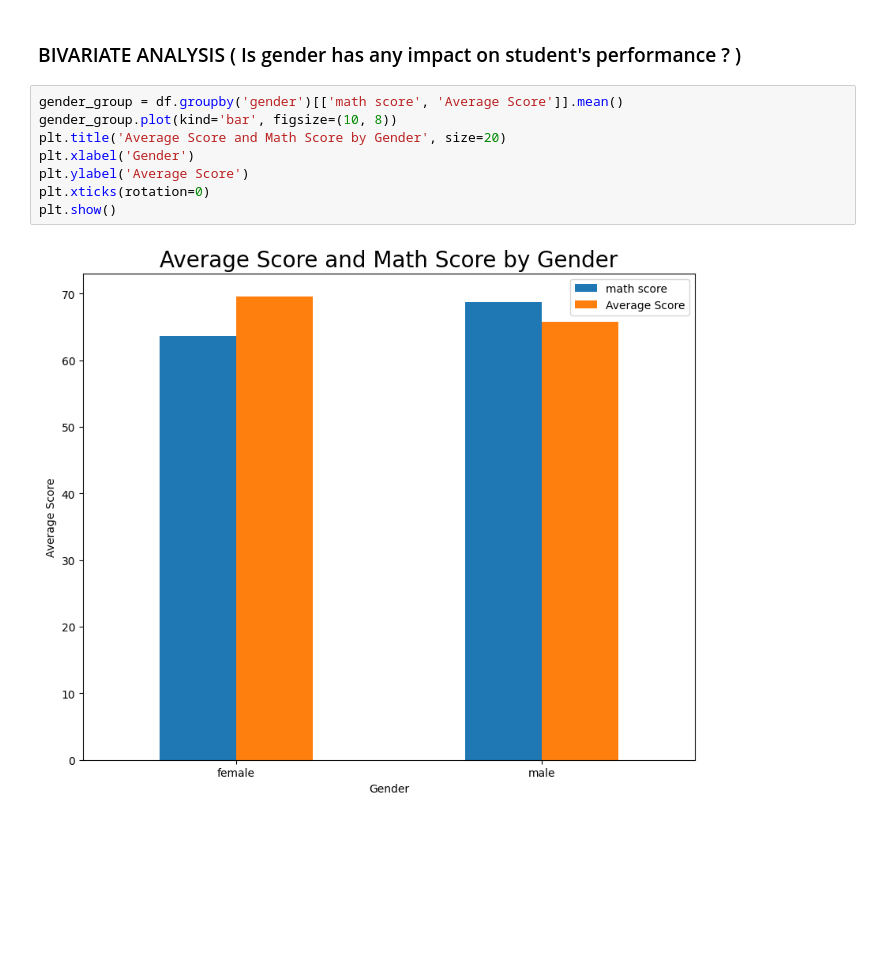
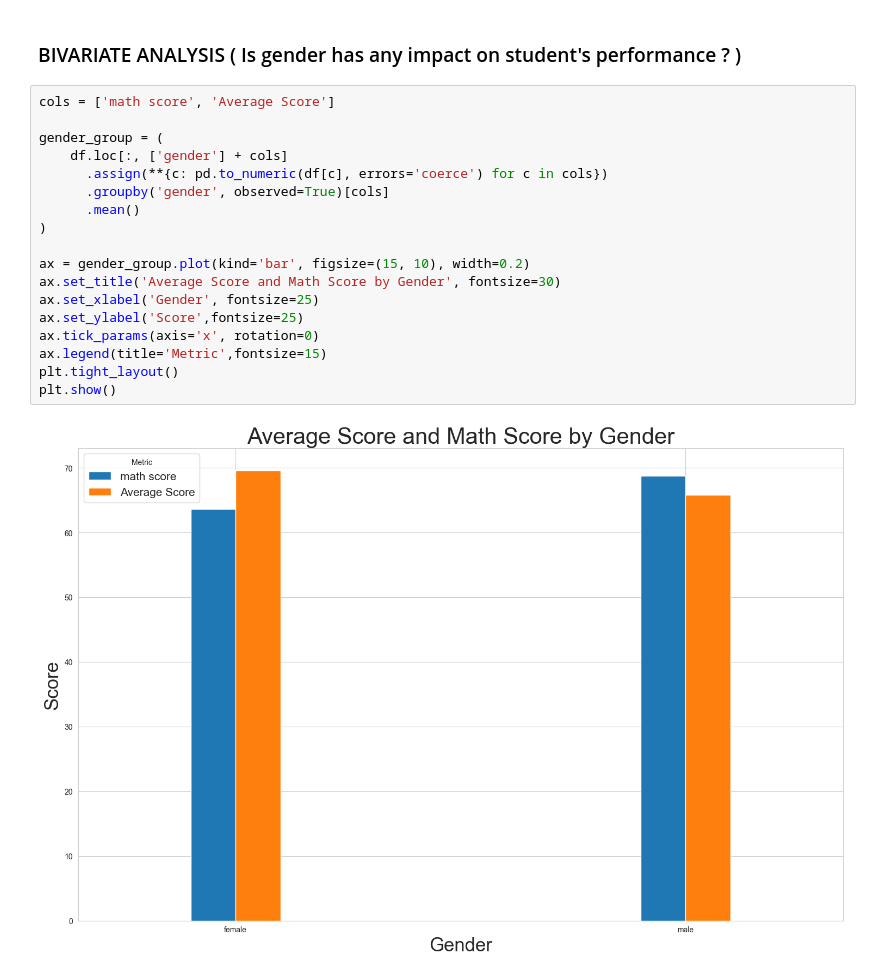
Before and after one commit to nauman-334/MLProject-, a Jupyter notebook: notebook/data/EDAstudentperformance.ipynb, the cells around one changed output. Saved outputs shown, nothing was run; the diff lists cells and outputs as text; blank space fills up the shorter version.

```diff
--- a/notebook/data/EDAstudentperformance.ipynb
+++ b/notebook/data/EDAstudentperformance.ipynb
@@ -364,12 +364,22 @@ plt.show()
 # %% [markdown]
 ### BIVARIATE ANALYSIS ( Is gender has any impact on student's performance ? )
 # %%
-gender_group = df.groupby('gender')[['math score', 'Average Score']].mean()
-gender_group.plot(kind='bar', figsize=(10, 8))
-plt.title('Average Score and Math Score by Gender', size=20)
-plt.xlabel('Gender')
-plt.ylabel('Average Score')
-plt.xticks(rotation=0)
+cols = ['math score', 'Average Score']
+
+gender_group = (
+    df.loc[:, ['gender'] + cols]
+      .assign(**{c: pd.to_numeric(df[c], errors='coerce') for c in cols})
+      .groupby('gender', observed=True)[cols]
+      .mean()
+)
+
+ax = gender_group.plot(kind='bar', figsize=(15, 10), width=0.2)
+ax.set_title('Average Score and Math Score by Gender', fontsize=30)
+ax.set_xlabel('Gender', fontsize=25)
+ax.set_ylabel('Score',fontsize=25)
+ax.tick_params(axis='x', rotation=0)
+ax.legend(title='Metric',fontsize=15)
+plt.tight_layout()
 plt.show()
 # %% [output]
-[figure, old version]
+[figure, new version]
```
Also changed, not shown: parts of 1 cell of this notebook.
